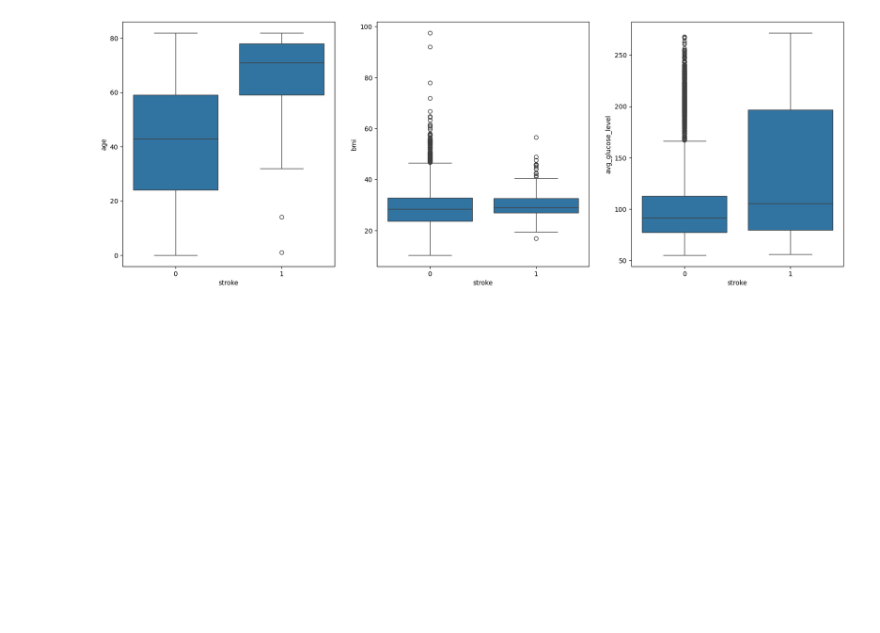
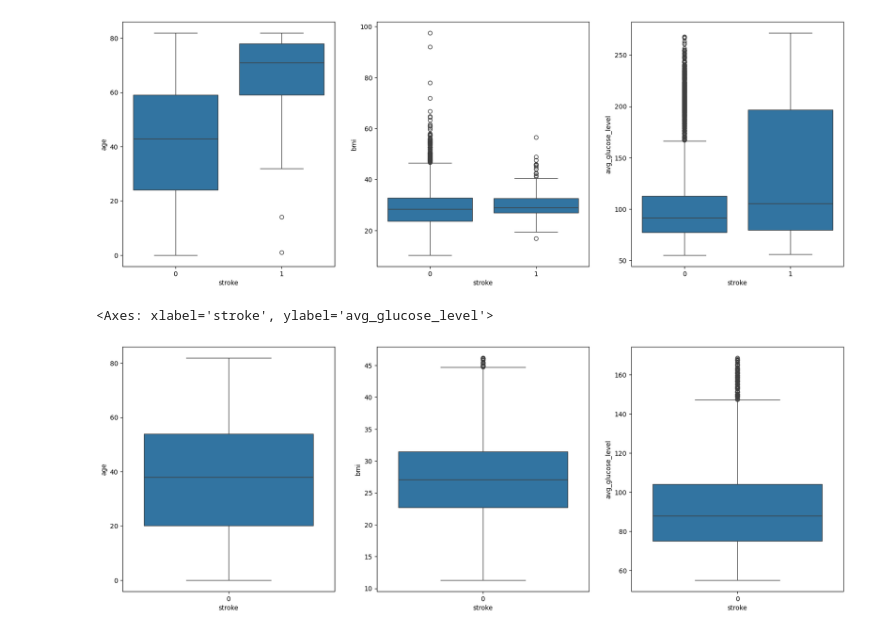
Before and after one commit to nenghakheng/Multi-Disease-Prediction, a Jupyter notebook: notebooks/EDA/stroke_eda.ipynb, the cells around one changed output. Saved outputs shown, nothing was run; the diff lists cells and outputs as text; code cells hidden in the pictures; blank space fills up the shorter version.

Commit message:
add IQR quantile function

```diff
--- a/notebooks/EDA/stroke_eda.ipynb
+++ b/notebooks/EDA/stroke_eda.ipynb
@@ -261,3 +261,32 @@ sns.boxplot(x="stroke", y="avg_glucose_level", data=stroke_df_cleaned)
 # %% [output]
 <Axes: xlabel='stroke', ylabel='avg_glucose_level'>
 [figure]
+# %%
+# Optionally remove outlier but I think the outlier can have some application like high bmi can indicate obesity
+
+# remove outliers by interquartile range (IQR)
+def remove_outliers_with_iqr(df):
+    numeric_df = df.select_dtypes(include=['number'])
+
+    Q1 = numeric_df.quantile(0.25)
+    Q3 = numeric_df.quantile(0.75)
+    IQR = Q3 - Q1
+
+    # Create a mask for non-outliers
+    mask = ~((numeric_df < (Q1 - 1.5 * IQR)) | (numeric_df > (Q3 + 1.5 * IQR))).any(axis=1)
+
+    # Return the dataframe without outliers
+    return df[mask]
+
+test_df = remove_outliers_with_iqr(stroke_df_cleaned)
+# %%
+plt.figure(figsize=(20, 15))
+plt.subplot(2, 3, 1)
+sns.boxplot(x="stroke", y="age", data=test_df)
+plt.subplot(2, 3, 2)
+sns.boxplot(x="stroke", y="bmi", data=test_df)
+plt.subplot(2, 3, 3)
+sns.boxplot(x="stroke", y="avg_glucose_level", data=test_df)
+# %% [output]
+<Axes: xlabel='stroke', ylabel='avg_glucose_level'>
+[figure, added]
```
